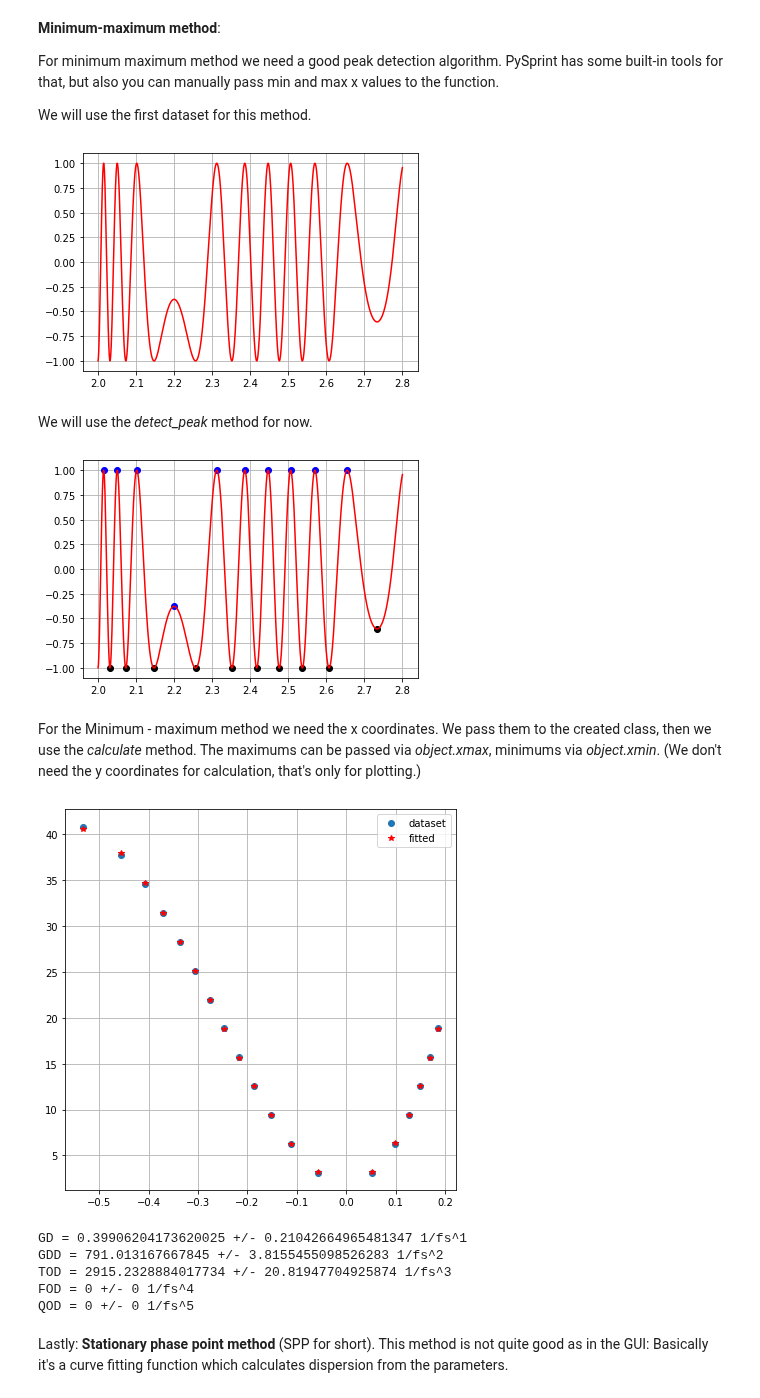
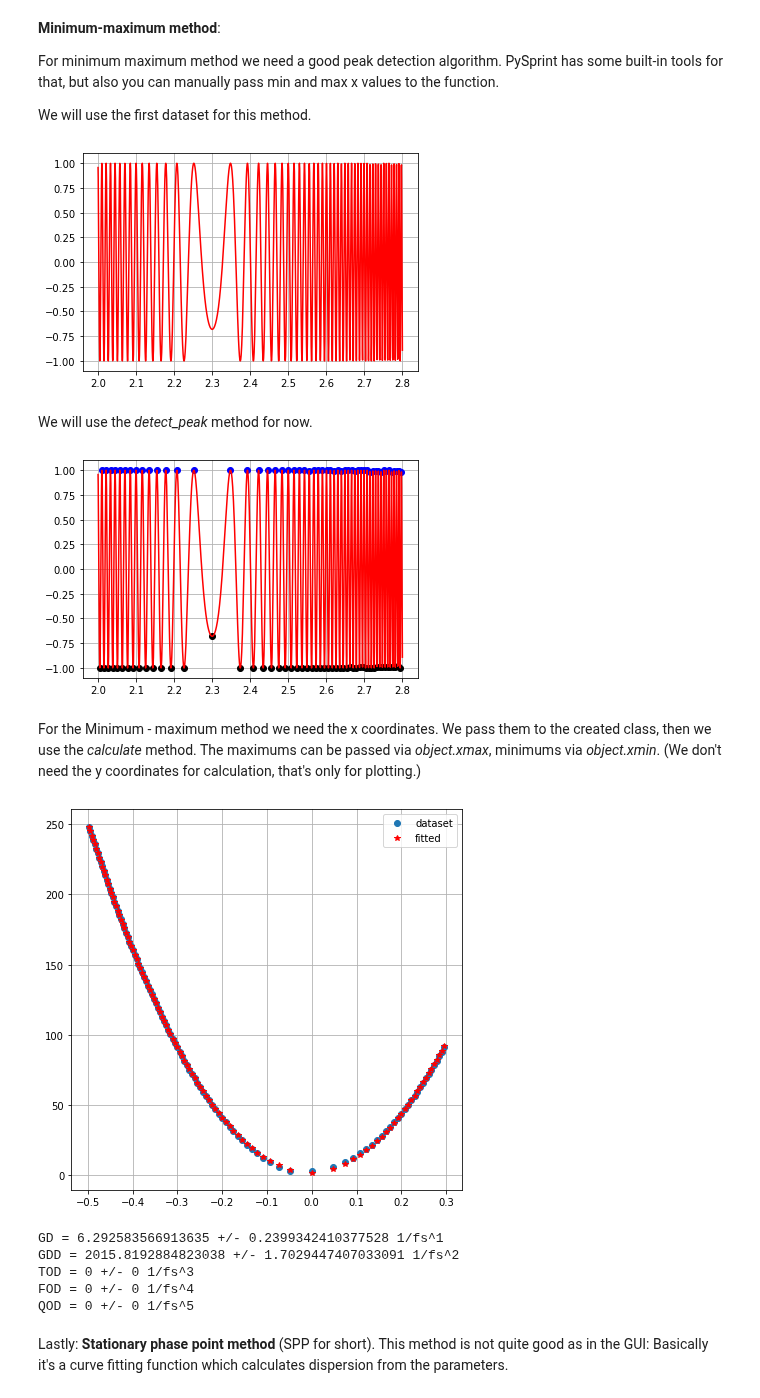
Before and after one commit to Ptrskay3/PySprint, a Jupyter notebook: doc/Methods.ipynb, the cells around one changed output. Saved outputs shown, nothing was run; the diff lists cells and outputs as text; code cells hidden in the pictures.

```diff
--- a/doc/Methods.ipynb
+++ b/doc/Methods.ipynb
@@ -15,7 +15,7 @@ Let's say you want to use the **Cosine function fit method** (CFF for short) on
 
 from pysprint import Generator, CosFitMethod
 
-myspectr = Generator(2, 2.8, 2.4, delay = 15000, GDD = 200, TOD = -3000, normalize = True)
+myspectr = Generator(2, 2.8, 2.4, delay = 15000, GD = 100, GDD = 2000, normalize = True)
 myspectr.generate_freq()
 myspectr.phase_graph()
 # %% [output]
@@ -106,18 +106,18 @@ from pysprint import MinMaxMethod
 mymm = MinMaxMethod(x, y, ref, sam)
 mymm.show()
 # %% [output]
-[figure, old version]
+[figure, new version]
 # %% [markdown]
 We will use the *detect_peak* method for now.
 # %%
-max_x, max_y, min_x, min_y = mymm.detect_peak(pmax = 0.1, pmin = 0.1, threshold = 0.2)
+max_x, max_y, min_x, min_y = mymm.detect_peak(pmax = 0.1, pmin = 0.1, threshold = 0.5)
 # %%
 #plotting the mins as black dots, maxs as blue dots
 mymm.plotwidget.plot(max_x, max_y, 'bo')
 mymm.plotwidget.plot(min_x, min_y, 'ko')
 mymm.show()
 # %% [output]
-[figure, old version]
+[figure, new version]
 # %% [markdown]
 For the Minimum - maximum method we need the x coordinates. We pass them to the created class, then we use the *calculate* method.
 The maximums can be passed via *object.xmax*, minimums via *object.xmin*. (We don't need the y coordinates for calculation, that's only for plotting.)
@@ -125,12 +125,12 @@ The maximums can be passed via *object.xmax*, minimums via *object.xmin*. (We do
 mymm.xmax = max_x
 mymm.xmin = min_x
 # %%
-dispersion, disperson_std, fit_report = mymm.calculate(reference_point = 2.2, fit_order = 3, show_graph = True)
+dispersion, disperson_std, fit_report = mymm.calculate(reference_point = 2.3, fit_order = 2, show_graph = True)
 # %% [output]
-[figure, old version]
+[figure, new version]
-GD = 0.39906204173620025 +/- 0.21042664965481347 1/fs^1
-GDD = 791.013167667845 +/- 3.8155455098526283 1/fs^2
-TOD = 2915.2328884017734 +/- 20.81947704925874 1/fs^3
+GD = 6.292583566913635 +/- 0.2399342410377528 1/fs^1
+GDD = 2015.8192884823038 +/- 1.7029447407033091 1/fs^2
+TOD = 0 +/- 0 1/fs^3
 FOD = 0 +/- 0 1/fs^4
 QOD = 0 +/- 0 1/fs^5
 # %% [markdown]
```
Also changed, not shown: parts of 11 cells of this notebook, 1 other file.
